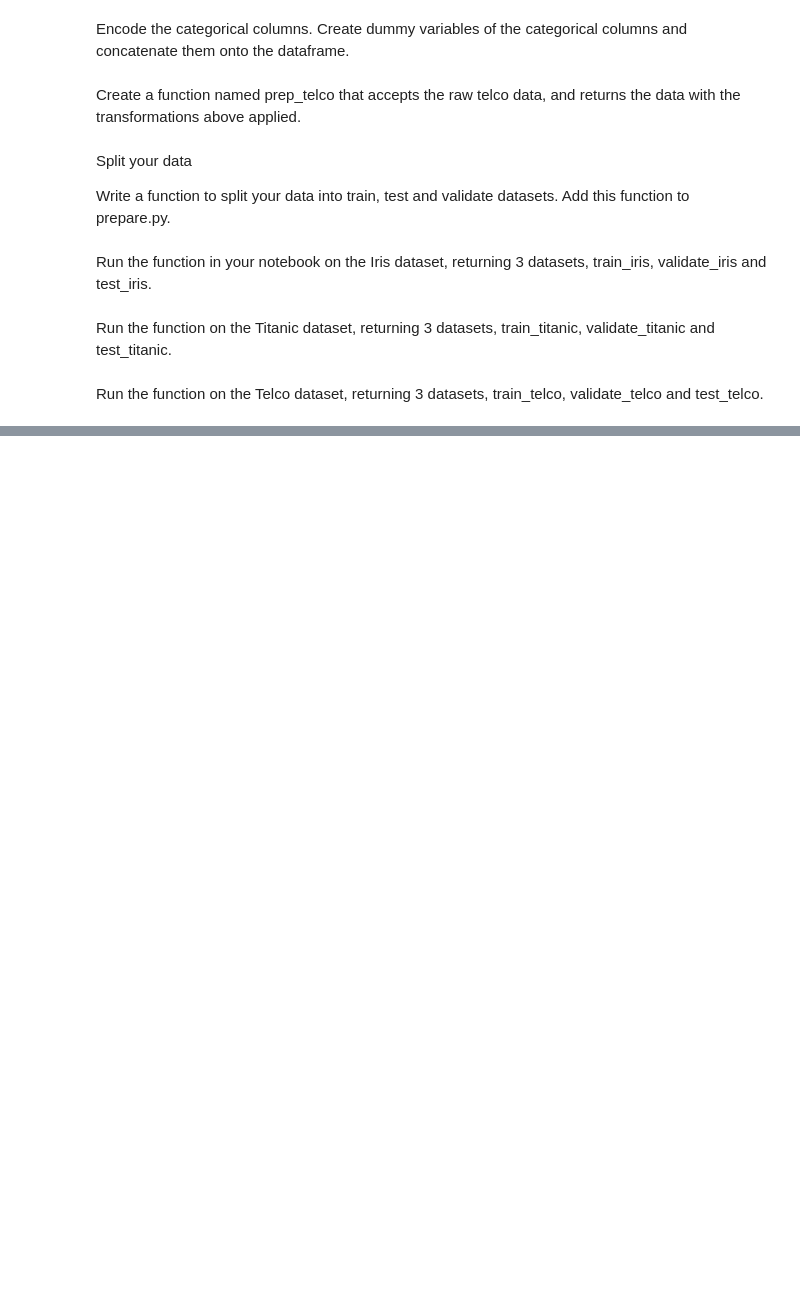
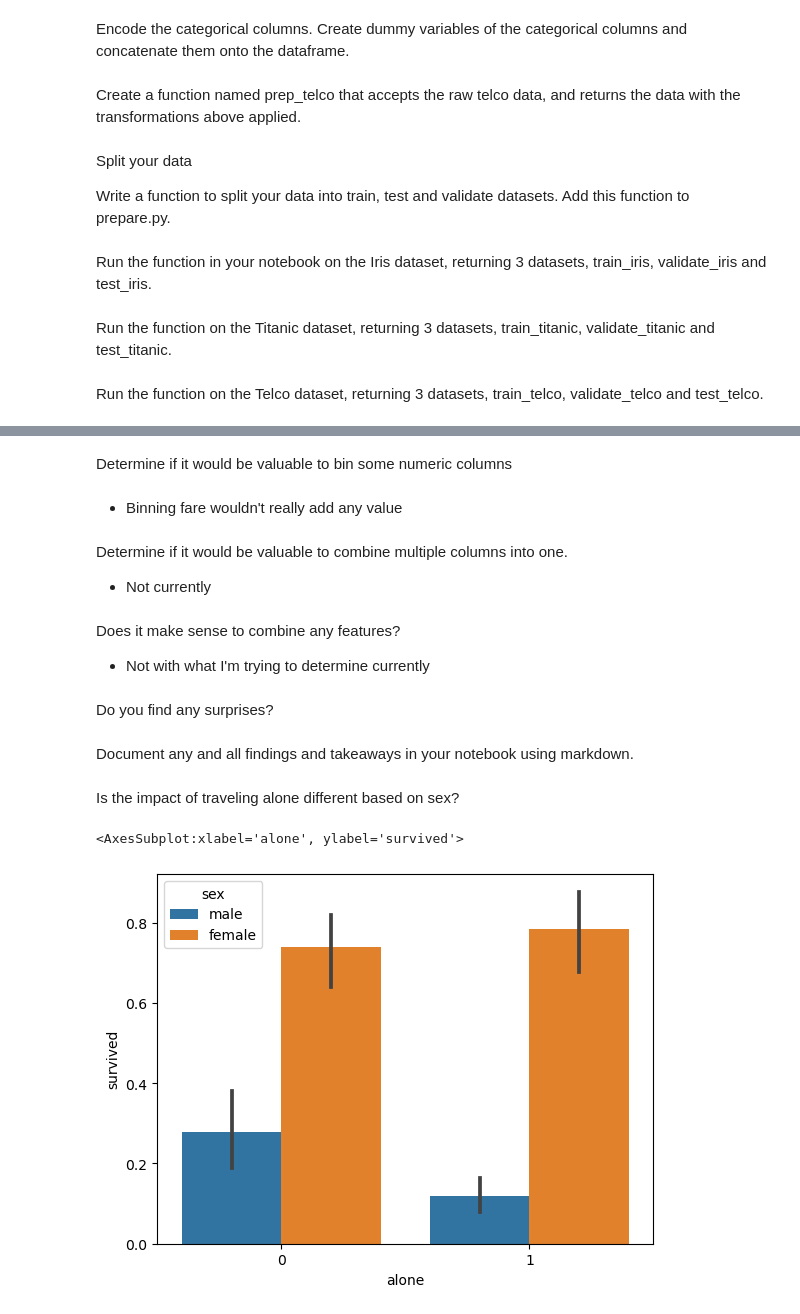
Before and after one commit to shawn-brown12/classification-exercises, a Jupyter notebook: classification_exercises.ipynb, the cells around one changed output, grey strips where cells are left out. Drawn from its saved outputs; the diff is of its cells as text; code cells hidden in the pictures; blank space fills up the shorter version.

```diff
--- a/classification_exercises.ipynb
+++ b/classification_exercises.ipynb
@@ -797,0 +696,29 @@ Document any and all findings and takeaways in your notebook using markdown.
+# %% [markdown]
+Determine if it would be valuable to bin some numeric columns
+# %% [markdown]
+- Binning fare wouldn't really add any value
+# %% [markdown]
+Determine if it would be valuable to combine multiple columns into one.
+
+- Not currently
+# %% [markdown]
+Does it make sense to combine any features?
+
+- Not with what I'm trying to determine currently
+# %% [markdown]
+Do you find any surprises?
+# %% [markdown]
+Document any and all findings and takeaways in your notebook using markdown.
+# %% [markdown]
+Is the impact of traveling alone different based on sex?
+# %%
+#subsetting based on sex, then plot and test
+
+female = train[train['sex'] == 'female']
+male = train[train['sex'] == 'male']
+
+
+sns.barplot(x='alone', y='survived', data=train, hue='sex')
+# %% [output]
+<AxesSubplot:xlabel='alone', ylabel='survived'>
+[figure, added]
```
Also changed, not shown: parts of 144 cells of this notebook, 2 other files.
